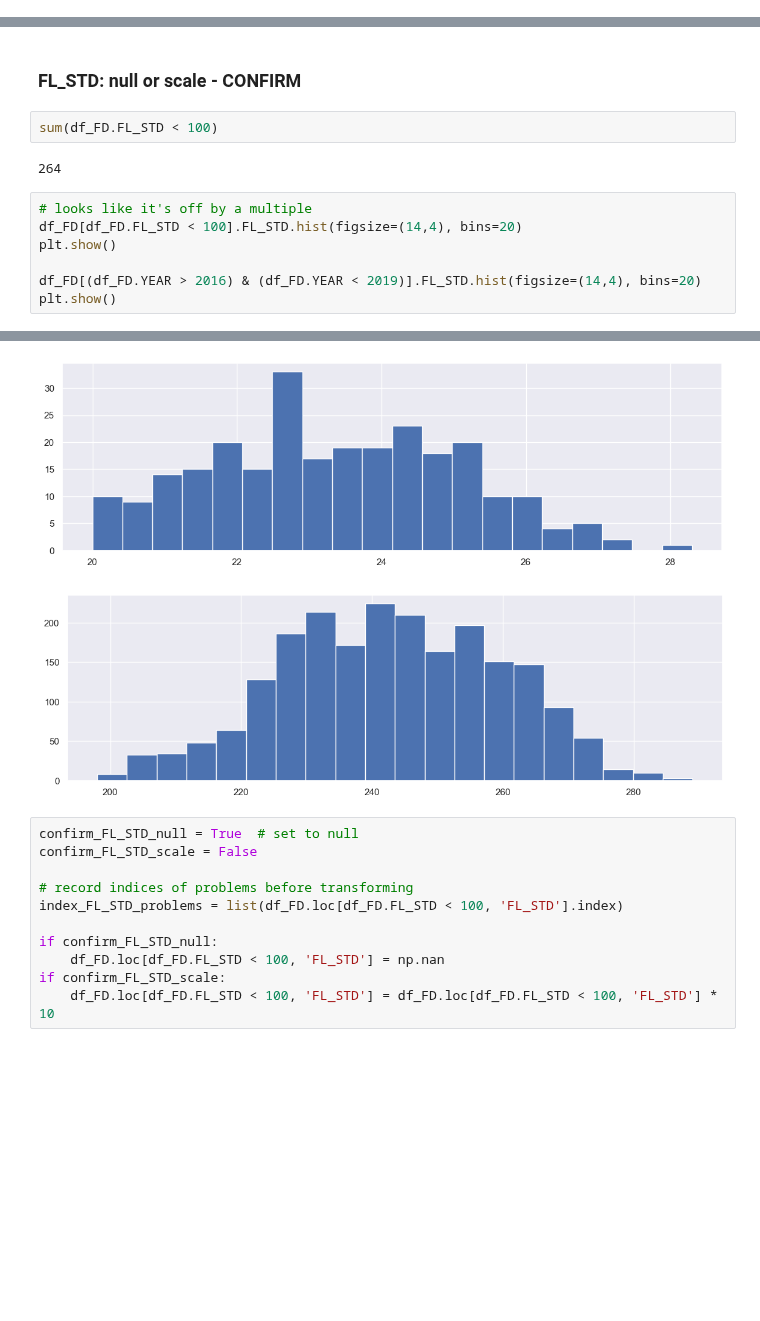
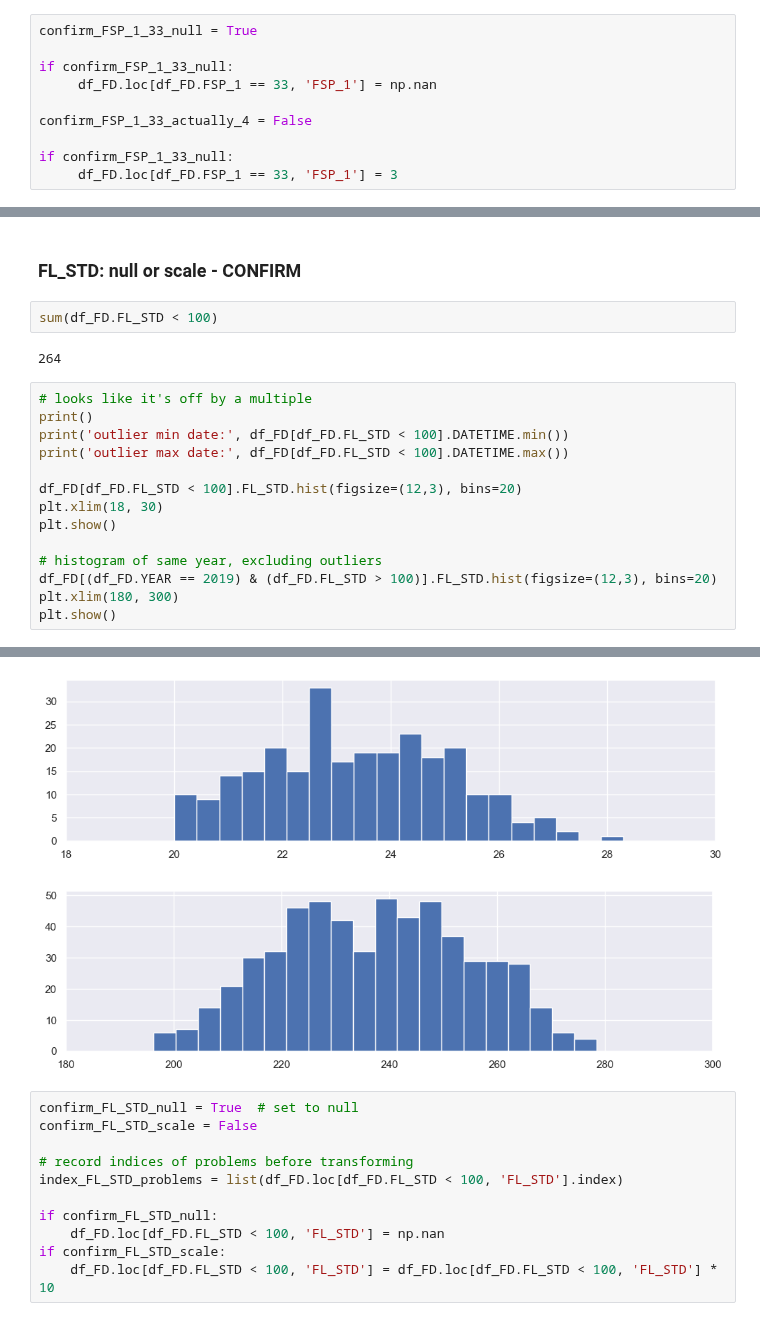
Before and after one commit to dfo-gulf-science/Gaspereau, a Jupyter notebook: 10. Cleaning and Creating Tables.ipynb, the cells around one changed output, grey strips where cells are left out. Saved outputs shown, nothing was run; the diff lists cells and outputs as text; blank space fills up the shorter version.

```diff
--- a/10. Cleaning and Creating Tables.ipynb
+++ b/10. Cleaning and Creating Tables.ipynb
@@ -240 +251,11 @@ if confirm_MATURITY_44_null:
+# %%
+confirm_FSP_1_33_null = True
+
+if confirm_FSP_1_33_null:
+     df_FD.loc[df_FD.FSP_1 == 33, 'FSP_1'] = np.nan
+
+confirm_FSP_1_33_actually_4 = False
+
+if confirm_FSP_1_33_null:
+     df_FD.loc[df_FD.FSP_1 == 33, 'FSP_1'] = 3
 # %% [markdown]
@@ -274,15 +295,22 @@ for feature in features_to_compare:
 [figure]
 # %% [markdown]
 ### FL_STD: null or scale - CONFIRM
-# %%
-sum(df_FD.FL_STD < 100)
-# %% [output]
-264
+# %%
+sum(df_FD.FL_STD < 100)
+# %% [output]
+264
 # %%
 # looks like it's off by a multiple
-df_FD[df_FD.FL_STD < 100].FL_STD.hist(figsize=(14,4), bins=20)
+print()
+print('outlier min date:', df_FD[df_FD.FL_STD < 100].DATETIME.min())
+print('outlier max date:', df_FD[df_FD.FL_STD < 100].DATETIME.max())
+
+df_FD[df_FD.FL_STD < 100].FL_STD.hist(figsize=(12,3), bins=20)
+plt.xlim(18, 30)
 plt.show()
 
-df_FD[(df_FD.YEAR > 2016) & (df_FD.YEAR < 2019)].FL_STD.hist(figsize=(14,4), bins=20)
+# histogram of same year, excluding outliers
+df_FD[(df_FD.YEAR == 2019) & (df_FD.FL_STD > 100)].FL_STD.hist(figsize=(12,3), bins=20)
+plt.xlim(180, 300)
 plt.show()
 # %% [output]
@@ -289,5 +319,5 @@ plt.show()
-[figure, old version]
+[figure, new version]
-[figure, old version]
+[figure, new version]
 # %%
 confirm_FL_STD_null = True  # set to null
 confirm_FL_STD_scale = False
```
Also changed, not shown: parts of 43 cells of this notebook, 5 other files.
